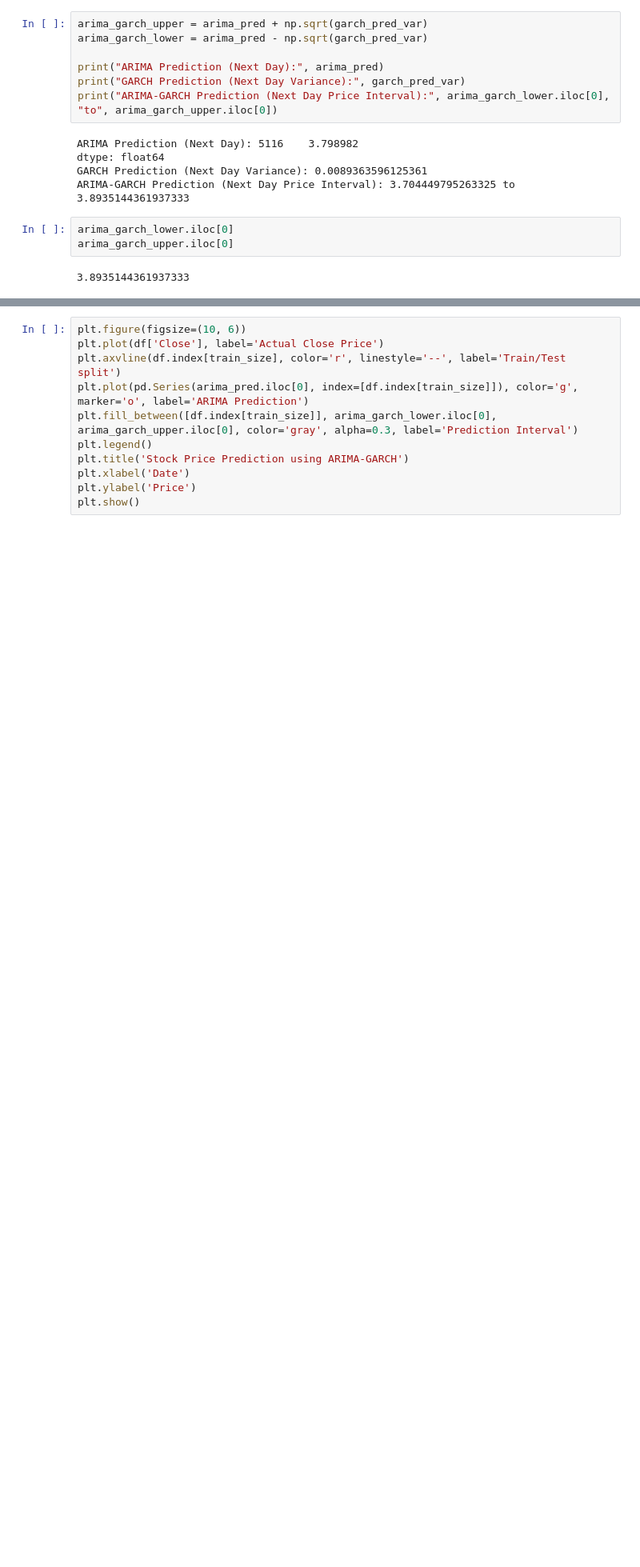
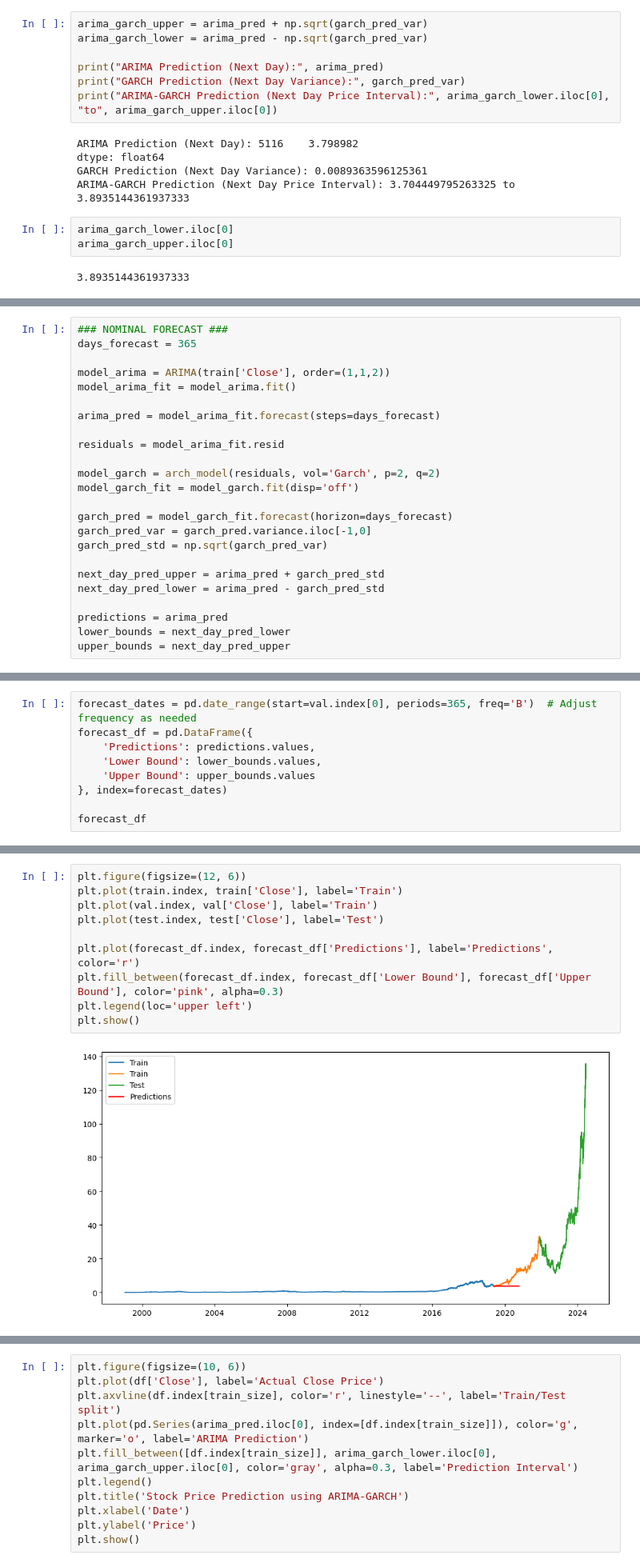
Before and after one commit to stoyhris/MoonVIDIA, a Jupyter notebook: arima-garch.ipynb, the cells around one changed output, grey strips where cells are left out. Shown at 80% size. Cells and saved outputs as stored; diff of their text form; blank space fills up the shorter version.

Commit message:
next-day forecast trained

```diff
--- a/arima-garch.ipynb
+++ b/arima-garch.ipynb
@@ -372,0 +439,24 @@ arima_garch_upper.iloc[0]
+# %%
+### NOMINAL FORECAST ###
+days_forecast = 365
+
+model_arima = ARIMA(train['Close'], order=(1,1,2))
+model_arima_fit = model_arima.fit()
+
+arima_pred = model_arima_fit.forecast(steps=days_forecast)
+
+residuals = model_arima_fit.resid
+
+model_garch = arch_model(residuals, vol='Garch', p=2, q=2)
+model_garch_fit = model_garch.fit(disp='off')
+
+garch_pred = model_garch_fit.forecast(horizon=days_forecast)
+garch_pred_var = garch_pred.variance.iloc[-1,0]
+garch_pred_std = np.sqrt(garch_pred_var)
+
+next_day_pred_upper = arima_pred + garch_pred_std
+next_day_pred_lower = arima_pred - garch_pred_std
+
+predictions = arima_pred
+lower_bounds = next_day_pred_lower
+upper_bounds = next_day_pred_upper
@@ -372,0 +483,9 @@ arima_garch_upper.iloc[0]
+# %%
+forecast_dates = pd.date_range(start=val.index[0], periods=365, freq='B')  # Adjust frequency as needed
+forecast_df = pd.DataFrame({
+    'Predictions': predictions.values,
+    'Lower Bound': lower_bounds.values,
+    'Upper Bound': upper_bounds.values
+}, index=forecast_dates)
+
+forecast_df
@@ -373 +506,13 @@ arima_garch_upper.iloc[0]
+# %%
+plt.figure(figsize=(12, 6))
+plt.plot(train.index, train['Close'], label='Train')
+plt.plot(val.index, val['Close'], label='Train')
+plt.plot(test.index, test['Close'], label='Test')
+
+plt.plot(forecast_df.index, forecast_df['Predictions'], label='Predictions', color='r')
+plt.fill_between(forecast_df.index, forecast_df['Lower Bound'], forecast_df['Upper Bound'], color='pink', alpha=0.3)
+plt.legend(loc='upper left')
+plt.show()
+# %% [output]
+[figure, added]
 # %%
```
Also changed, not shown: parts of 14 cells of this notebook.
